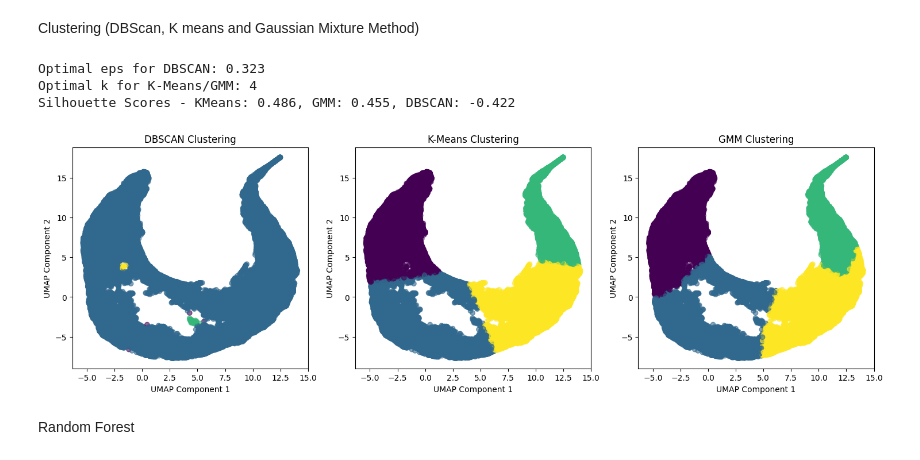
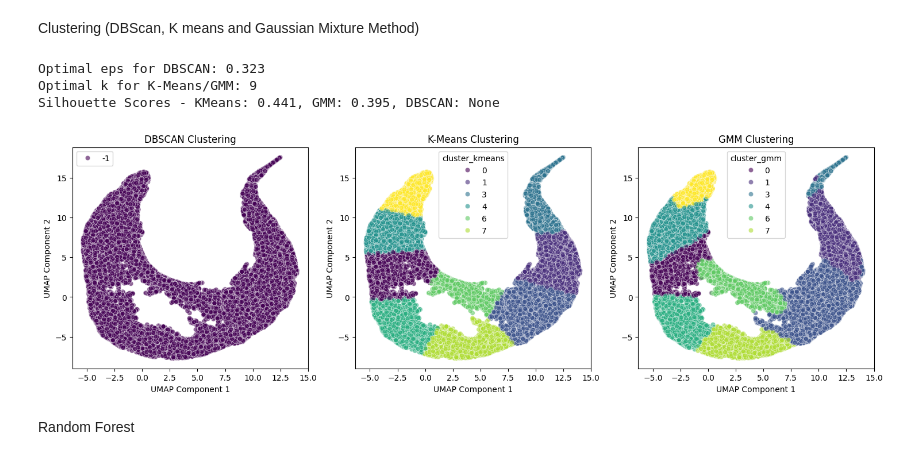
Before and after one commit to Chloy02/Photometric_Redshift_Estimation, a Jupyter notebook: Data_processing_and_model/Hybrid_Model.ipynb, the cells around one changed output. Cells and saved outputs as stored; diff of their text form; code cells hidden in the pictures.

Commit message:
Made code optimization for all models and used seaborn for visualization

```diff
--- a/Data_processing_and_model/Hybrid_Model.ipynb
+++ b/Data_processing_and_model/Hybrid_Model.ipynb
@@ -104,6 +98,7 @@ from sklearn.neighbors import NearestNeighbors
 from sklearn.metrics import silhouette_score
 import matplotlib.pyplot as plt
 import numpy as np
+import seaborn as sns
 from kneed import KneeLocator
 
 # ---- STEP 6: DETERMINE OPTIMAL DBSCAN EPS ----
@@ -117,11 +112,13 @@ distances = np.sort(distances[:, -1])
 
 # Use KneeLocator to find optimal epsilon
 knee_locator = KneeLocator(range(len(distances)), distances, curve="convex", direction="increasing")
-optimal_eps = distances[knee_locator.elbow]
+optimal_eps = distances[knee_locator.elbow] if knee_locator.elbow is not None else np.percentile(distances, 95)
+
 print(f"Optimal eps for DBSCAN: {optimal_eps:.3f}")
 
-# ---- STEP 6A: APPLY DBSCAN CLUSTERING WITH OPTIMAL EPS ----
-dbscan = DBSCAN(eps=optimal_eps, min_samples=k, metric='euclidean')
+# ---- STEP 6A: APPLY DBSCAN CLUSTERING ----
+min_samples = max(5, int(0.05 * len(X_umap)))  # At least 5, or 5% of dataset
+dbscan = DBSCAN(eps=optimal_eps, min_samples=min_samples, metric='euclidean')
 cluster_labels_dbscan = dbscan.fit_predict(X_umap)
 df_clean.loc[:, 'cluster_dbscan'] = cluster_labels_dbscan
 
@@ -134,11 +131,11 @@ for k in k_range:
     kmeans = KMeans(n_clusters=k, random_state=42, n_init='auto')
     labels = kmeans.fit_predict(X_umap)
     inertia.append(kmeans.inertia_)
-    score = silhouette_score(X_umap, labels)
-    silhouette_scores.append(score)
+    silhouette_scores.append(silhouette_score(X_umap, labels))
 
-knee_locator = KneeLocator(k_range, inertia, curve="convex", direction="decreasing")
-optimal_k = knee_locator.elbow
+knee_locator_sil = KneeLocator(k_range, silhouette_scores, curve="convex", direction="increasing")
+optimal_k = knee_locator_sil.elbow if knee_locator_sil.elbow is not None else 3
+
 print(f"Optimal k for K-Means/GMM: {optimal_k}")
 
 # Apply K-Means with the optimal k
@@ -149,39 +146,45 @@ df_clean.loc[:, 'cluster_kmeans'] = kmeans.fit_predict(X_umap)
 gmm = GaussianMixture(n_components=optimal_k, random_state=42)
 df_clean.loc[:, 'cluster_gmm'] = gmm.fit_predict(X_umap)
 
 # ---- STEP 7: COMPUTE SILHOUETTE SCORES ----
 silhouette_kmeans = silhouette_score(X_umap, df_clean['cluster_kmeans'])
 silhouette_gmm = silhouette_score(X_umap, df_clean['cluster_gmm'])
-silhouette_dbscan = silhouette_score(X_umap[df_clean['cluster_dbscan'] != -1],
-                                     df_clean['cluster_dbscan'][df_clean['cluster_dbscan'] != -1])
 
-print(f"Silhouette Scores - KMeans: {silhouette_kmeans:.3f}, GMM: {silhouette_gmm:.3f}, DBSCAN: {silhouette_dbscan:.3f}")
+if len(set(cluster_labels_dbscan)) > 1:  # Ensure valid clusters exist
+    silhouette_dbscan = silhouette_score(
+        X_umap[df_clean['cluster_dbscan'] != -1],
+        df_clean['cluster_dbscan'][df_clean['cluster_dbscan'] != -1]
+    )
+else:
+    silhouette_dbscan = None  # Not enough clusters for silhouette score
+
+print(f"Silhouette Scores - KMeans: {silhouette_kmeans:.3f}, GMM: {silhouette_gmm:.3f}, DBSCAN: {silhouette_dbscan}")
 
 # ---- STEP 8: VISUALIZE CLUSTERING METHODS (2D PLOTS) ----
 fig, ax = plt.subplots(1, 3, figsize=(18, 5))
 
 # DBSCAN 2D Plot
 sns.scatterplot(x=X_umap[:, 0], y=X_umap[:, 1], hue=cluster_labels_dbscan, palette='viridis', alpha=0.6, ax=ax[0])
 ax[0].set_title("DBSCAN Clustering")
 ax[0].set_xlabel("UMAP Component 1")
 ax[0].set_ylabel("UMAP Component 2")
 
 sns.scatterplot(x=X_umap[:, 0], y=X_umap[:, 1], hue=df_clean['cluster_kmeans'], palette='viridis', alpha=0.6, ax=ax[1])
 ax[1].set_title("K-Means Clustering")
 ax[1].set_xlabel("UMAP Component 1")
 ax[1].set_ylabel("UMAP Component 2")
 
 sns.scatterplot(x=X_umap[:, 0], y=X_umap[:, 1], hue=df_clean['cluster_gmm'], palette='viridis', alpha=0.6, ax=ax[2])
 ax[2].set_title("GMM Clustering")
 ax[2].set_xlabel("UMAP Component 1")
 ax[2].set_ylabel("UMAP Component 2")
 
 plt.show()
 # %% [output]
 Optimal eps for DBSCAN: 0.323
-Optimal k for K-Means/GMM: 4
-Silhouette Scores - KMeans: 0.486, GMM: 0.455, DBSCAN: -0.422
+Optimal k for K-Means/GMM: 9
+Silhouette Scores - KMeans: 0.441, GMM: 0.395, DBSCAN: None
-[figure, old version]
+[figure, new version]
 # %% [markdown]
 Random Forest
 # %%
```
Also changed, not shown: parts of 13 cells of this notebook.
